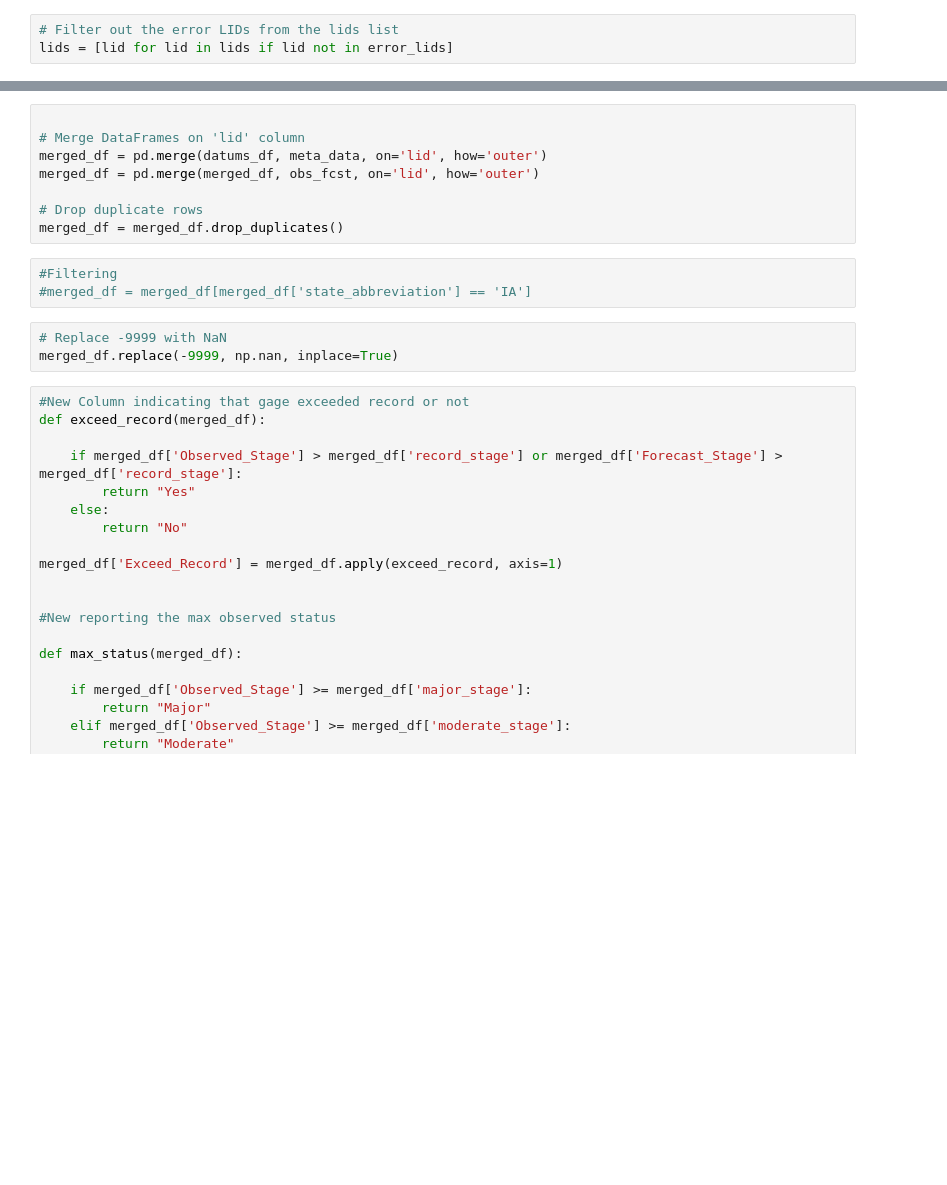
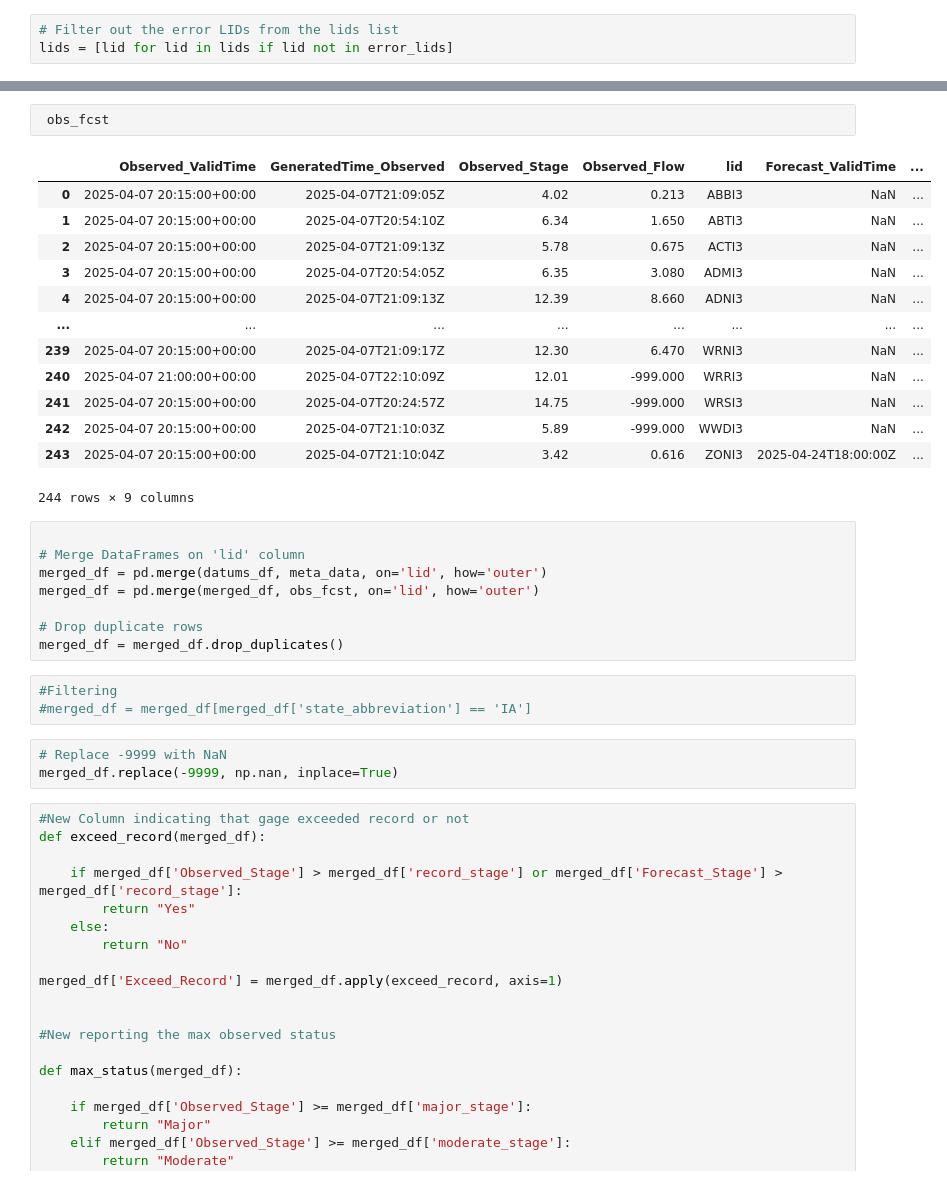
Before and after one commit to DavidSmith-NOAA/flood_table_nwps, a Jupyter notebook: flood_table_nwps.ipynb, the cells around one changed output, grey strips where cells are left out. Drawn from its saved outputs; the diff is of its cells as text; blank space fills up the shorter version.

```diff
--- a/flood_table_nwps.ipynb
+++ b/flood_table_nwps.ipynb
@@ -257,3 +369,19 @@ See the caveats in the documentation: https://pandas.pydata.org/pandas-docs/stab
+# %%
+ obs_fcst
+# %% [output]
+|  | Observed_ValidTime | GeneratedTime_Observed | Observed_Stage | Observed_Flow | lid | Forecast_ValidTime | ... |
+| 0 | 2025-04-07 20:15:00+00:00 | 2025-04-07T21:09:05Z | 4.02 | 0.213 | ABBI3 | NaN | ... |
+| 1 | 2025-04-07 20:15:00+00:00 | 2025-04-07T20:54:10Z | 6.34 | 1.650 | ABTI3 | NaN | ... |
+| 2 | 2025-04-07 20:15:00+00:00 | 2025-04-07T21:09:13Z | 5.78 | 0.675 | ACTI3 | NaN | ... |
+| 3 | 2025-04-07 20:15:00+00:00 | 2025-04-07T20:54:05Z | 6.35 | 3.080 | ADMI3 | NaN | ... |
+| 4 | 2025-04-07 20:15:00+00:00 | 2025-04-07T21:09:13Z | 12.39 | 8.660 | ADNI3 | NaN | ... |
+| ... | ... | ... | ... | ... | ... | ... | ... |
+| 239 | 2025-04-07 20:15:00+00:00 | 2025-04-07T21:09:17Z | 12.30 | 6.470 | WRNI3 | NaN | ... |
+| 240 | 2025-04-07 21:00:00+00:00 | 2025-04-07T22:10:09Z | 12.01 | -999.000 | WRRI3 | NaN | ... |
+| 241 | 2025-04-07 20:15:00+00:00 | 2025-04-07T20:24:57Z | 14.75 | -999.000 | WRSI3 | NaN | ... |
+| 242 | 2025-04-07 20:15:00+00:00 | 2025-04-07T21:10:03Z | 5.89 | -999.000 | WWDI3 | NaN | ... |
+| 243 | 2025-04-07 20:15:00+00:00 | 2025-04-07T21:10:04Z | 3.42 | 0.616 | ZONI3 | 2025-04-24T18:00:00Z | ... |
+244 rows × 9 columns
 # %%
 
 # Merge DataFrames on 'lid' column
```
Also changed, not shown: parts of 11 cells of this notebook, 2 other files.
